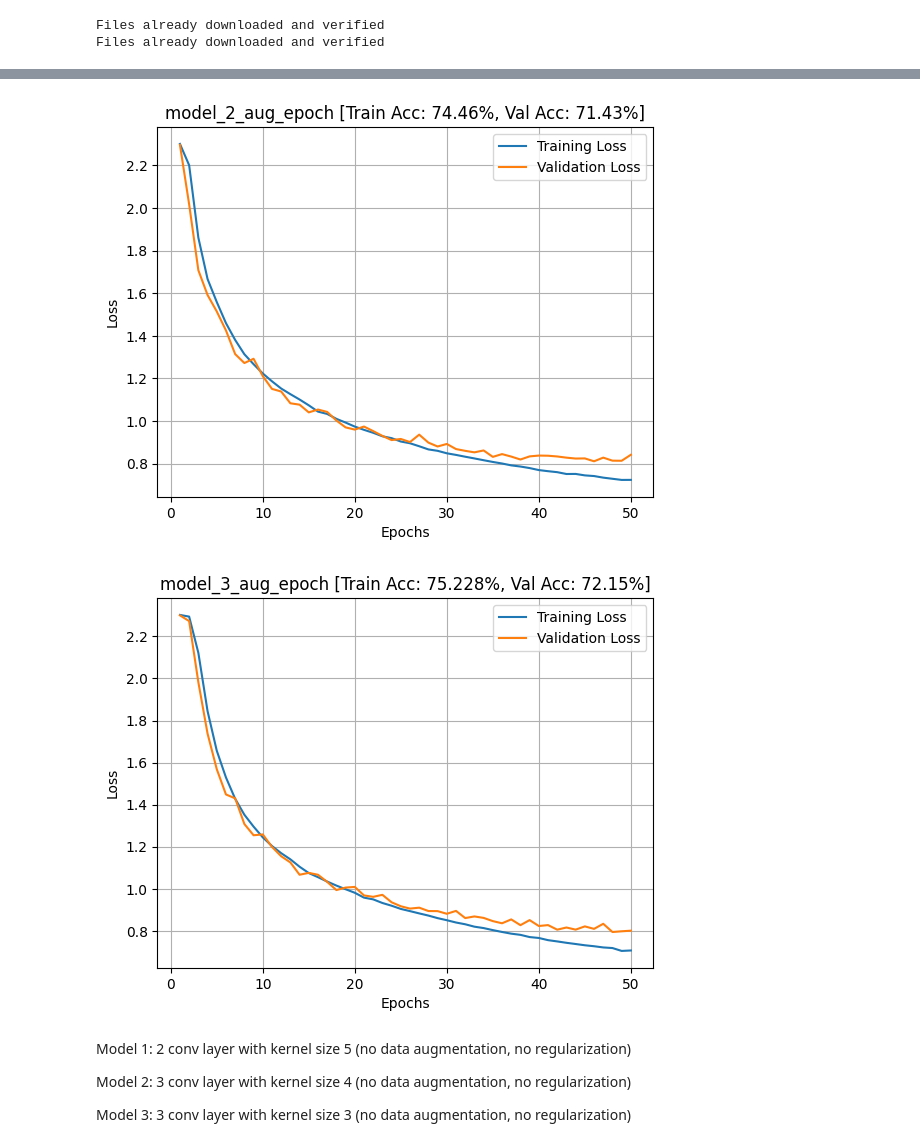
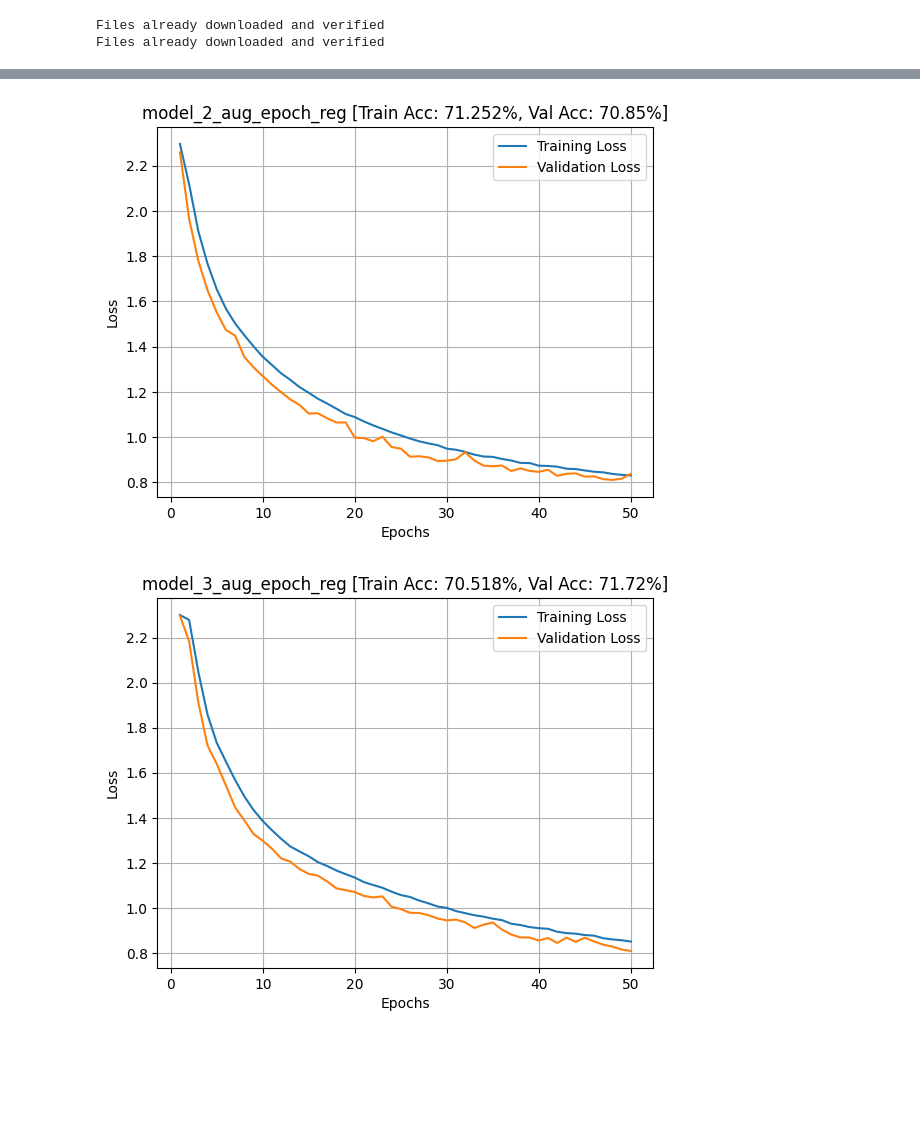
Before and after one commit to RobinRamdin13/CIFAR10_classification, a Jupyter notebook: main.ipynb, the cells around one changed output, grey strips where cells are left out. Cells and saved outputs as stored; diff of their text form; code cells hidden in the pictures; blank space fills up the shorter version.

```diff
--- a/main.ipynb
+++ b/main.ipynb
@@ -216,7 +216,7 @@ model2 = NeuralNetwork2()
 model3 = NeuralNetwork3()
 
 # models training
-train_models(model1, epochs, train_loader, test_loader, model_name='model_1_aug_epoch')
-train_models(model2, epochs, train_loader, test_loader, model_name='model_2_aug_epoch')
-train_models(model3, epochs, train_loader, test_loader, model_name='model_3_aug_epoch')
+train_models(model1, epochs, train_loader, test_loader, model_name='model_1_aug_epoch_reg')
+train_models(model2, epochs, train_loader, test_loader, model_name='model_2_aug_epoch_reg')
+train_models(model3, epochs, train_loader, test_loader, model_name='model_3_aug_epoch_rev g')
 # %% [output]
@@ -224,8 +224,2 @@ train_models(model3, epochs, train_loader, test_loader, model_name='model_3_aug_
-[figure, old version]
+[figure, new version]
-[figure, old version]
+[figure, new version]
-# %% [markdown]
-Model 1: 2 conv layer with kernel size 5 (no data augmentation, no regularization)
-
-Model 2: 3 conv layer with kernel size 4 (no data augmentation, no regularization)
-
-Model 3: 3 conv layer with kernel size 3 (no data augmentation, no regularization)
```
Also changed, not shown: parts of 3 cells of this notebook.
